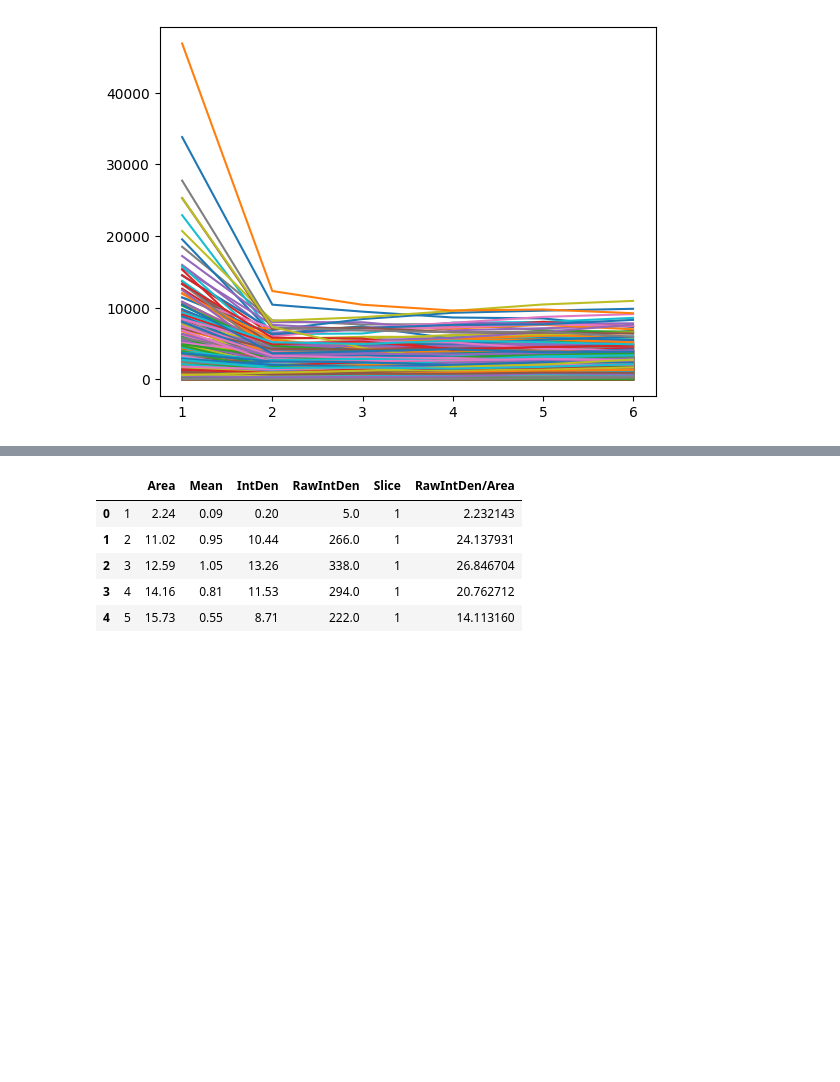
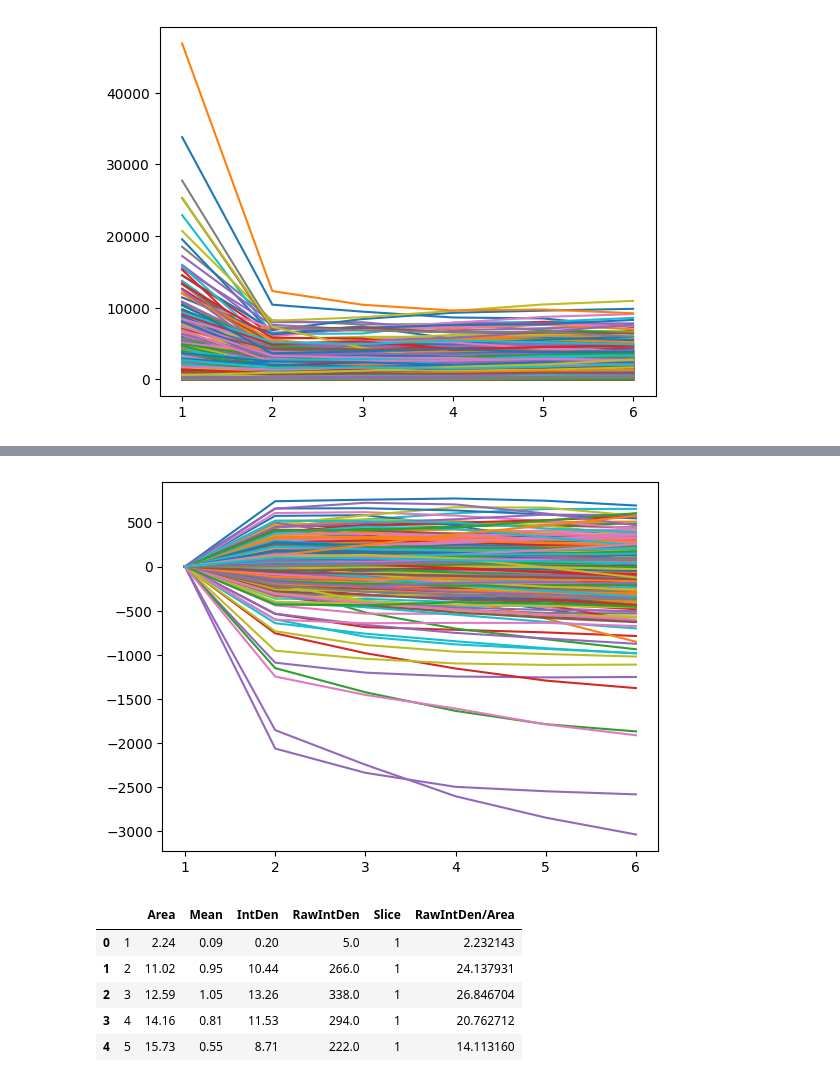
Before and after one commit to jaugenst/pyimagej_workflows, a Jupyter notebook: notebooks/single_bact_quant_2.ipynb, the cells around one changed output, grey strips where cells are left out. Drawn from its saved outputs; the diff is of its cells as text; code cells hidden in the pictures; blank space fills up the shorter version.

```diff
--- a/notebooks/single_bact_quant_2.ipynb
+++ b/notebooks/single_bact_quant_2.ipynb
@@ -667,3 +690,10 @@ result_gal3.to_csv(f"{directory_path}gal3_numbers.csv")
+# %%
+csv3 = f"{directory_path}gal3_numbers_delta2.csv"
+df2= pandas.read_csv(csv3)
+for i in range (2, len(df2.columns)):
+    plt.plot(df['circle'], df2[df2.columns[i]])
+# %% [output]
+[figure, added]
 # %%
 for i in range(len(df)):
     # If the current cell value in the "Slice" column is 1,
```
Also changed, not shown: parts of 3 cells of this notebook, 1 other file.
